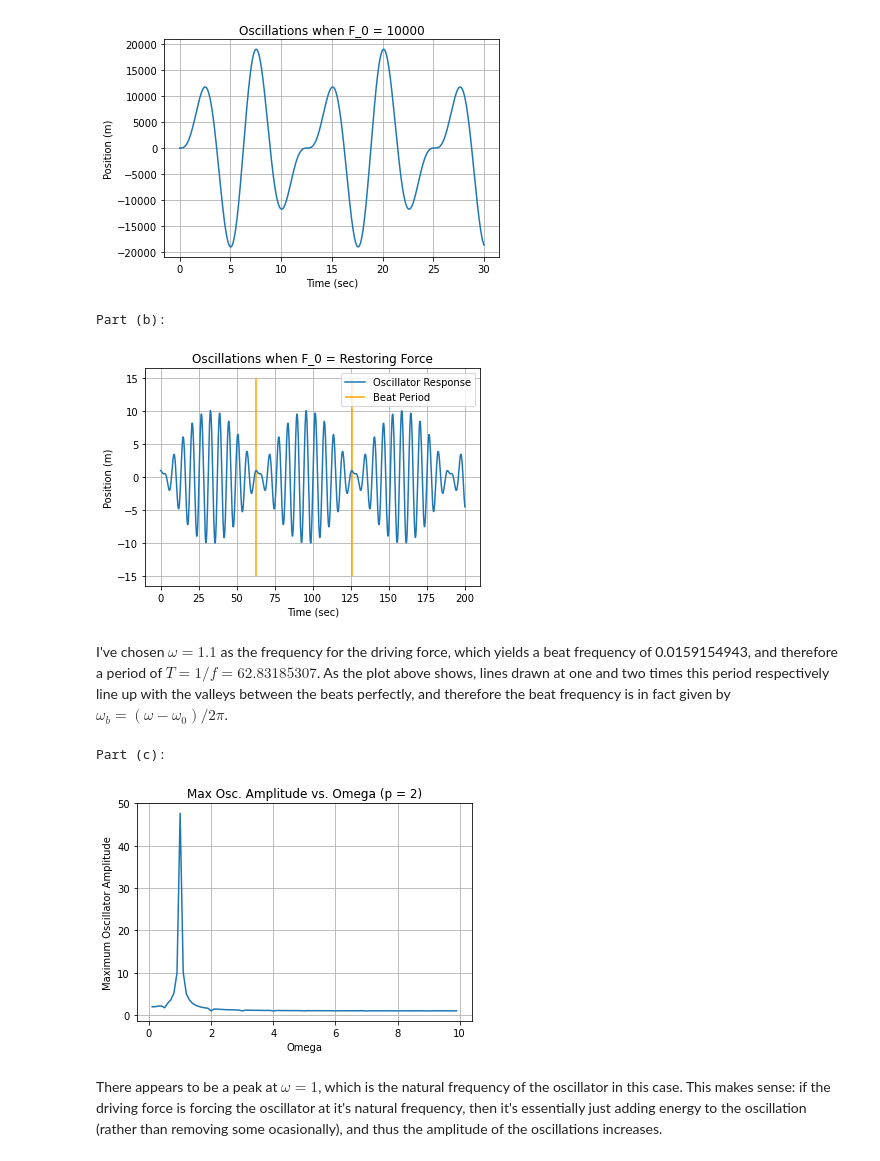
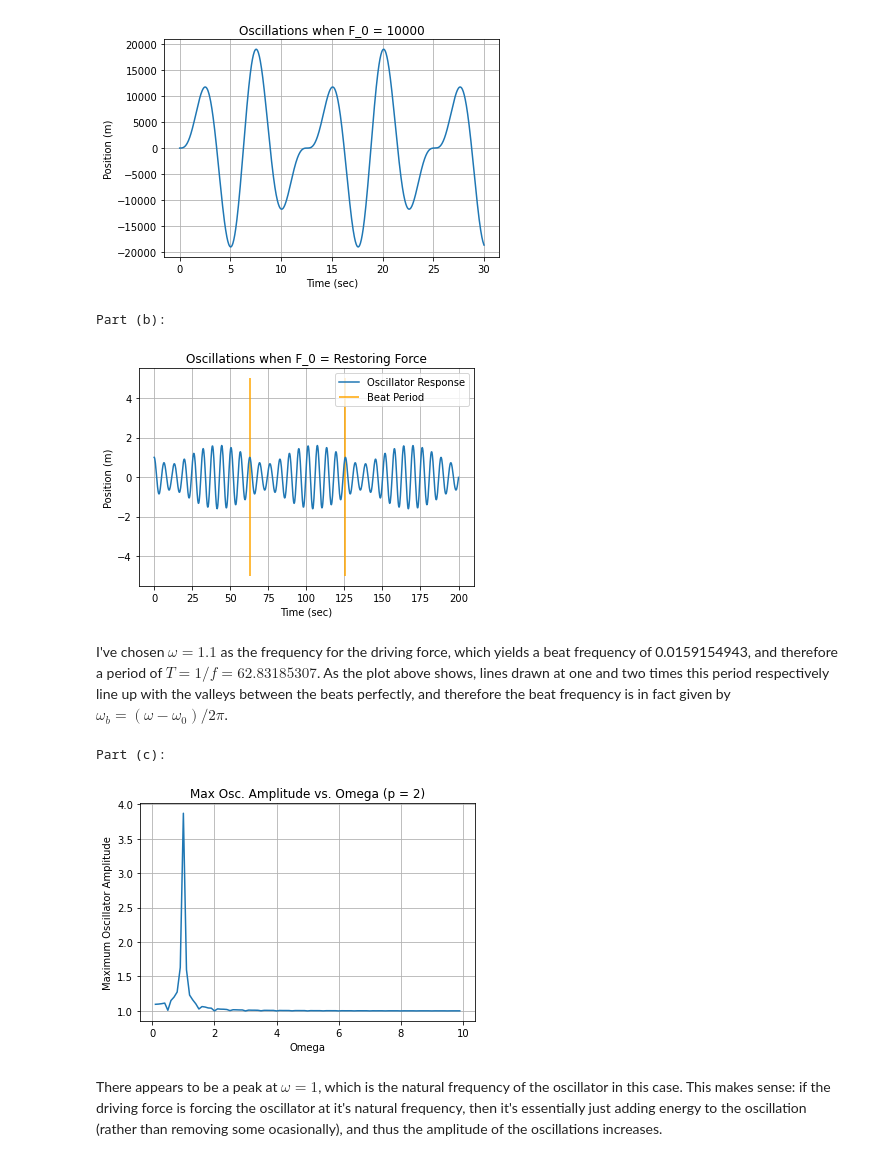
Before and after one commit to JSheare/Computational-Physics, a Jupyter notebook: Exercise Set 5.ipynb, the cells around one changed output. Saved outputs shown, nothing was run; the diff lists cells and outputs as text; code cells hidden in the pictures.

```diff
--- a/Exercise Set 5.ipynb
+++ b/Exercise Set 5.ipynb
@@ -98,7 +100,7 @@ def rk4_vector(start, stop, min_step_num, eq_vector, initial_state, min_precisio
                 current_h = proposed_h * 2
                 current_tt, current_yy = stepper(current_h, int(proposed_factor/2))
                 test_tt, test_yy = stepper(proposed_h, int(proposed_factor))
-                if np.abs(current_yy[1][-1] - test_yy[1][-1]) > min_precision and proposed_h > h_min:
+                if np.abs(current_yy[0][-1] - test_yy[0][-1]) > min_precision and proposed_h > h_min:
                     proposed_factor *= 2
                     continue
                 else:
@@ -337,34 +339,34 @@ plt.show()
 # %%
 # Part (b):
 k = 1
 m = 1
 w_0 = np.sqrt(k/m)
-F_0 = 1
+F_0 = 0.1
 w = 1.1
 w_beat = (w-w_0)/(2*np.pi)
 def hook_2_driven(state, t):
     p = 2
     function_return = [0, 0]
     function_return[0] = state[1]
     function_return[1] = (-k*state[0]**(p-1) + F_0*np.sin(w*t))/m
     return function_return
 
 
 print('Part (b):')
 initial_conditions = [1, 0]
 driven_osc_results = rk4_vector(0, 200, 1000, hook_2_driven, initial_conditions)
 
 plt.plot(driven_osc_results[0], driven_osc_results[1], label='Oscillator Response')
-plt.vlines([1/w_beat, 2/w_beat], -15, 15, label='Beat Period', color='orange')
+plt.vlines([1/w_beat, 2/w_beat], -5, 5, label='Beat Period', color='orange')
 plt.xlabel('Time (sec)')
 plt.ylabel('Position (m)')
 plt.grid(True)
 plt.legend()
 plt.title('Oscillations when F_0 = Restoring Force')
 plt.show()
 # %% [output]
 Part (b):
-[figure, old version]
+[figure, new version]
 # %% [markdown]
 I've chosen $\omega = 1.1$ as the frequency for the driving force, which yields a beat frequency of 0.0159154943, and therefore a period of $T = 1/f = 62.83185307$. As the plot above shows, lines drawn at one and two times this period respectively line up with the valleys between the beats perfectly, and therefore the beat frequency is in fact given by $\omega_b = (\omega - \omega_0)/2\pi$.
 # %%
@@ -377,7 +379,7 @@ t = np.arange(0, 100, dt)
 initial_conditions = [1, 0]
 k = 1
 m = 1
-F_0 = 1
+F_0 = 0.1
 for w in omega_array:
     def hook_2_driven(state, t):
         p = 2
@@ -400,7 +402,7 @@ plt.title('Max Osc. Amplitude vs. Omega (p = 2)')
 plt.show()
 # %% [output]
 Part (c):
-[figure, old version]
+[figure, new version]
 # %% [markdown]
 There appears to be a peak at $\omega = 1$, which is the natural frequency of the oscillator in this case. This makes sense: if the driving force is forcing the oscillator at it's natural frequency, then it's essentially just adding energy to the oscillation (rather than removing some ocasionally), and thus the amplitude of the oscillations increases.
 # %%
```
Also changed, not shown: parts of 1 cell of this notebook.
